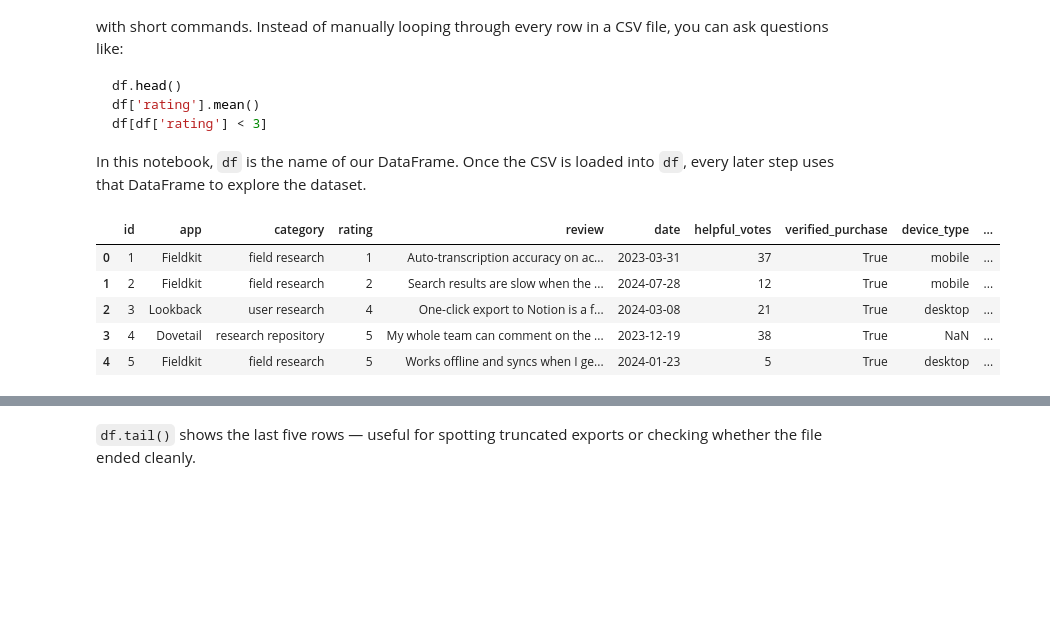
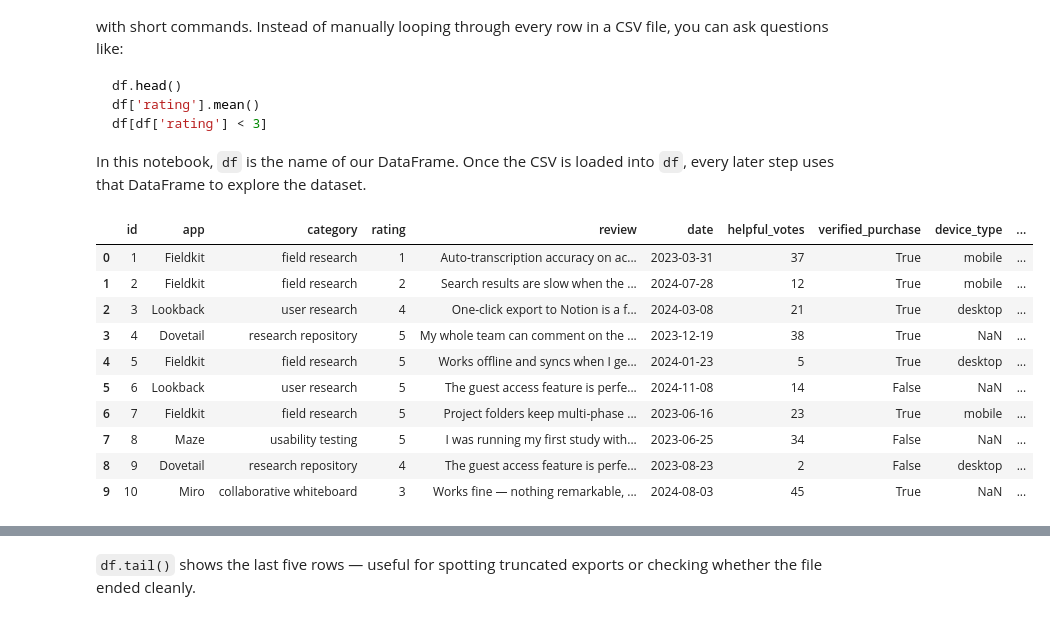
Before and after one commit to sk-k19/hcde530, a Jupyter notebook: HCDE 530 Week 5 Project/week5_pandas_demo.ipynb, the cells around one changed output, grey strips where cells are left out. Cells and saved outputs as stored; diff of their text form; code cells hidden in the pictures; blank space fills up the shorter version.

```diff
--- a/HCDE 530 Week 5 Project/week5_pandas_demo.ipynb
+++ b/HCDE 530 Week 5 Project/week5_pandas_demo.ipynb
@@ -52,11 +52,16 @@ df[df['rating'] < 3]
 In this notebook, `df` is the name of our DataFrame. Once the CSV is loaded into `df`, every later step uses that DataFrame to explore the dataset.
 # %%
 df = pd.read_csv('app_reviews_demo.csv')
-df.head()
+df.head(10)
 # %% [output]
 |  | id | app | category | rating | review | date | helpful_votes | verified_purchase | device_type | ... |
 | 0 | 1 | Fieldkit | field research | 1 | Auto-transcription accuracy on ac... | 2023-03-31 | 37 | True | mobile | ... |
 | 1 | 2 | Fieldkit | field research | 2 | Search results are slow when the ... | 2024-07-28 | 12 | True | mobile | ... |
 | 2 | 3 | Lookback | user research | 4 | One-click export to Notion is a f... | 2024-03-08 | 21 | True | desktop | ... |
 | 3 | 4 | Dovetail | research repository | 5 | My whole team can comment on the ... | 2023-12-19 | 38 | True | NaN | ... |
 | 4 | 5 | Fieldkit | field research | 5 | Works offline and syncs when I ge... | 2024-01-23 | 5 | True | desktop | ... |
+| 5 | 6 | Lookback | user research | 5 | The guest access feature is perfe... | 2024-11-08 | 14 | False | NaN | ... |
+| 6 | 7 | Fieldkit | field research | 5 | Project folders keep multi-phase ... | 2023-06-16 | 23 | True | mobile | ... |
+| 7 | 8 | Maze | usability testing | 5 | I was running my first study with... | 2023-06-25 | 34 | False | NaN | ... |
+| 8 | 9 | Dovetail | research repository | 4 | The guest access feature is perfe... | 2023-08-23 | 2 | False | desktop | ... |
+| 9 | 10 | Miro | collaborative whiteboard | 3 | Works fine — nothing remarkable, ... | 2024-08-03 | 45 | True | NaN | ... |
```
Also changed, not shown: parts of 3 cells of this notebook, 3 other files.
